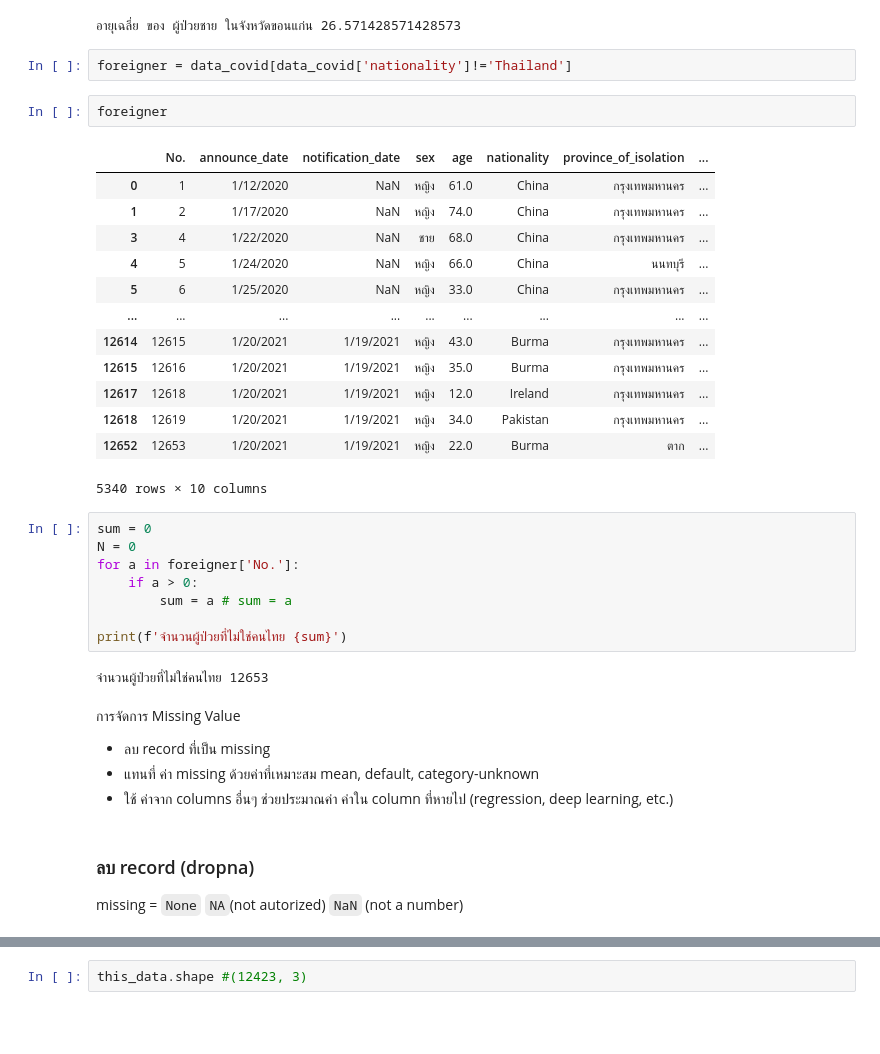
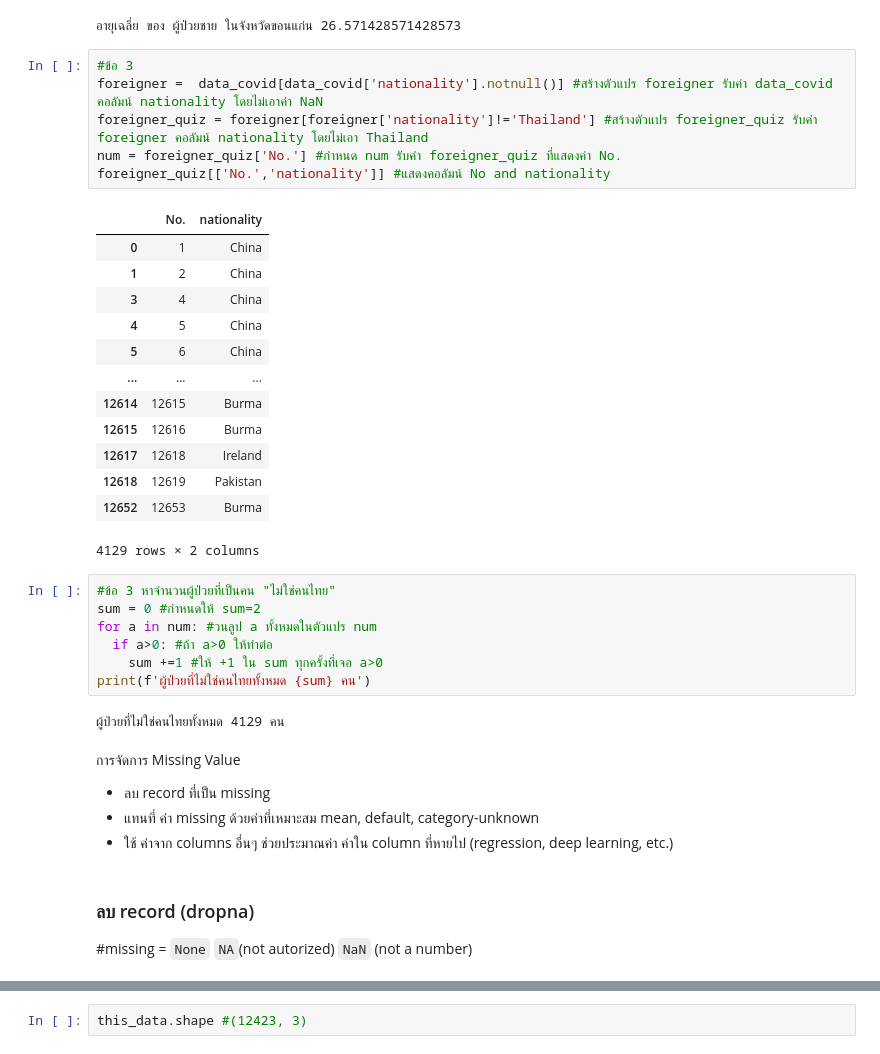
Before and after one commit to chayakonchanlun/data_viz_2022, a Jupyter notebook: Pandas101.ipynb, the cells around one changed output, grey strips where cells are left out. Cells and saved outputs as stored; diff of their text form; blank space fills up the shorter version.

````diff
--- a/Pandas101.ipynb
+++ b/Pandas101.ipynb
@@ -352,34 +352,35 @@ for a in men_KK['age']:
 print(f'อายุเฉลี่ย ของ ผู้ป่วยชาย ในจังหวัดขอนแก่น {sum/N}')
 # %% [output]
 อายุเฉลี่ย ของ ผู้ป่วยชาย ในจังหวัดขอนแก่น 26.571428571428573
-# %%
-foreigner = data_covid[data_covid['nationality']!='Thailand']
-# %%
-foreigner
-# %% [output]
-|  | No. | announce_date | notification_date | sex | age | nationality | province_of_isolation | ... |
-| 0 | 1 | 1/12/2020 | NaN | หญิง | 61.0 | China | กรุงเทพมหานคร | ... |
-| 1 | 2 | 1/17/2020 | NaN | หญิง | 74.0 | China | กรุงเทพมหานคร | ... |
-| 3 | 4 | 1/22/2020 | NaN | ชาย | 68.0 | China | กรุงเทพมหานคร | ... |
-| 4 | 5 | 1/24/2020 | NaN | หญิง | 66.0 | China | นนทบุรี | ... |
-| 5 | 6 | 1/25/2020 | NaN | หญิง | 33.0 | China | กรุงเทพมหานคร | ... |
-| ... | ... | ... | ... | ... | ... | ... | ... | ... |
-| 12614 | 12615 | 1/20/2021 | 1/19/2021 | หญิง | 43.0 | Burma | กรุงเทพมหานคร | ... |
-| 12615 | 12616 | 1/20/2021 | 1/19/2021 | หญิง | 35.0 | Burma | กรุงเทพมหานคร | ... |
-| 12617 | 12618 | 1/20/2021 | 1/19/2021 | หญิง | 12.0 | Ireland | กรุงเทพมหานคร | ... |
-| 12618 | 12619 | 1/20/2021 | 1/19/2021 | หญิง | 34.0 | Pakistan | กรุงเทพมหานคร | ... |
-| 12652 | 12653 | 1/20/2021 | 1/19/2021 | หญิง | 22.0 | Burma | ตาก | ... |
-5340 rows × 10 columns
-# %%
-sum = 0
-N = 0
-for a in foreigner['No.']:
-    if a > 0:
-        sum = a # sum = a
-
-print(f'จำนวนผู้ป่วยที่ไม่ใช่คนไทย {sum}')
-# %% [output]
-จำนวนผู้ป่วยที่ไม่ใช่คนไทย 12653
+# %%
+#ข้อ 3
+foreigner =  data_covid[data_covid['nationality'].notnull()] #สร้างตัวแปร foreigner รับค่า data_covid คอลัมน์ nationality โดยไม่เอาค่า NaN
+foreigner_quiz = foreigner[foreigner['nationality']!='Thailand'] #สร้างตัวแปร foreigner_quiz รับค่า foreigner คอลัมน์ nationality โดยไม่เอา Thailand
+num = foreigner_quiz['No.'] #กำหนด num รับค่า foreigner_quiz ที่แสดงค่า No.
+foreigner_quiz[['No.','nationality']] #แสดงคอลัมน์ No and nationality
+# %% [output]
+|  | No. | nationality |
+| 0 | 1 | China |
+| 1 | 2 | China |
+| 3 | 4 | China |
+| 4 | 5 | China |
+| 5 | 6 | China |
+| ... | ... | ... |
+| 12614 | 12615 | Burma |
+| 12615 | 12616 | Burma |
+| 12617 | 12618 | Ireland |
+| 12618 | 12619 | Pakistan |
+| 12652 | 12653 | Burma |
+4129 rows × 2 columns
+# %%
+#ข้อ 3 หาจำนวนผู้ป่วยที่เป็นคน "ไม่ใช่คนไทย"
+sum = 0 #กำหนดให้ sum=2
+for a in num: #วนลูป a ทั้งหมดในตัวแปร num
+  if a>0: #ถ้า a>0 ให้ทำต่อ
+    sum +=1 #ให้ +1 ใน sum ทุกครั้งที่เจอ a>0
+print(f'ผู้ป่วยที่ไม่ใช่คนไทยทั้งหมด {sum} คน')
+# %% [output]
+ผู้ป่วยที่ไม่ใช่คนไทยทั้งหมด 4129 คน
 # %% [markdown]
 การจัดการ Missing Value
 
@@ -389,4 +390,4 @@ print(f'จำนวนผู้ป่วยที่ไม่ใช่คนไ
 # %% [markdown]
 ### ลบ record (dropna)
 
-missing = ```None``` ```NA```(not autorized) ```NaN``` (not a number)
+#missing = ```None``` ```NA```(not autorized) ```NaN``` (not a number)
````
Also changed, not shown: parts of 57 cells of this notebook.
